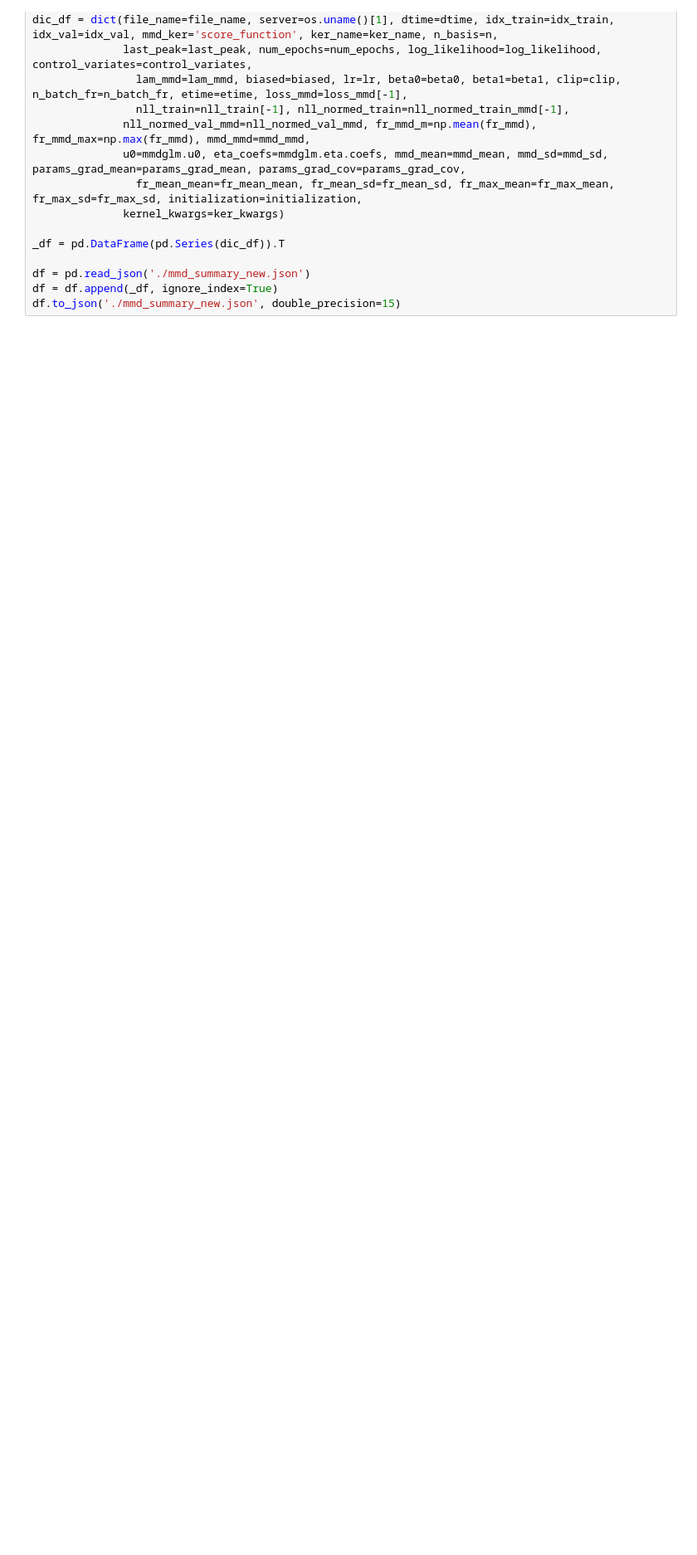
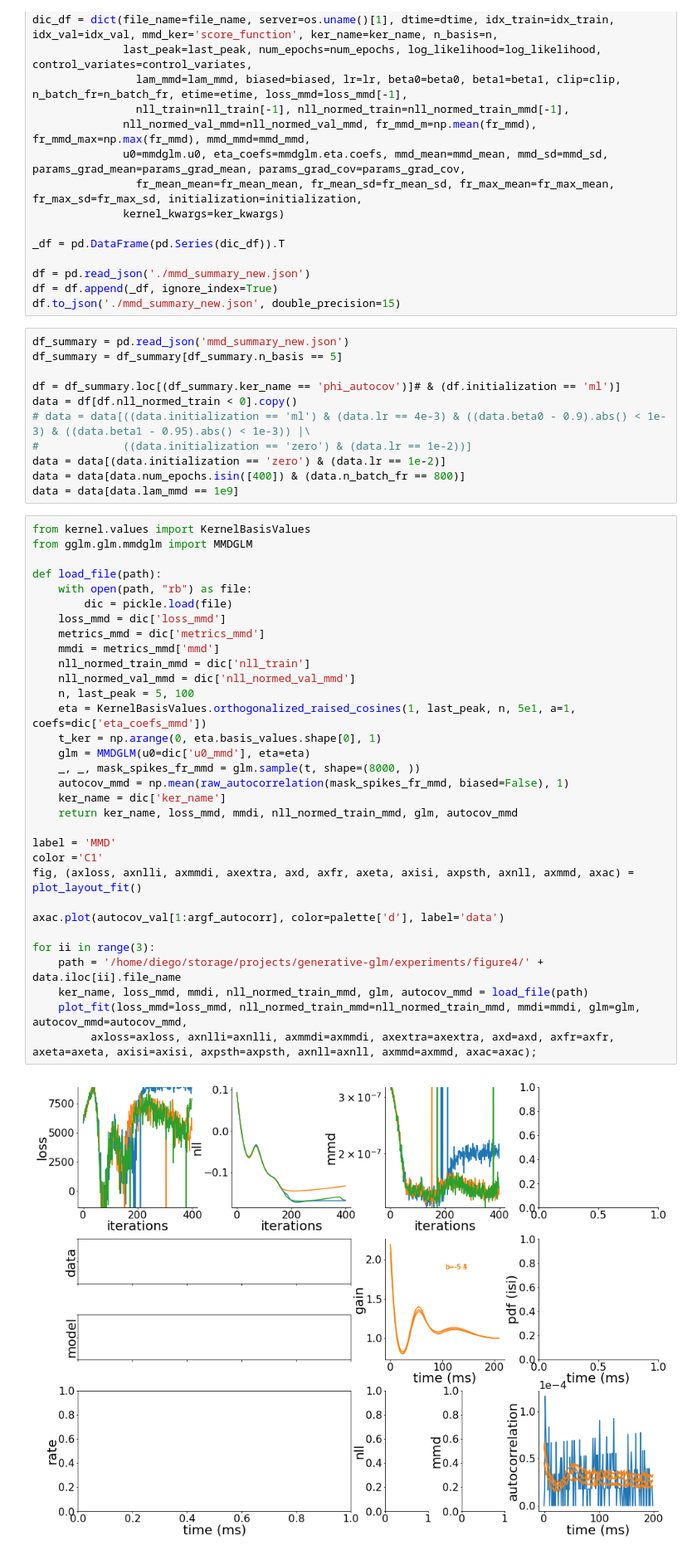
Before and after one commit to diegoarri91/mmd-glm, a Jupyter notebook: experiments/figure4/huk_mmd.ipynb, the cells around one changed output. Shown at 83% size. Cells and saved outputs as stored; diff of their text form; blank space fills up the shorter version.

```diff
--- a/experiments/figure4/huk_mmd.ipynb
+++ b/experiments/figure4/huk_mmd.ipynb
@@ -346,3 +348,48 @@ _df = pd.DataFrame(pd.Series(dic_df)).T
 df = pd.read_json('./mmd_summary_new.json')
 df = df.append(_df, ignore_index=True)
 df.to_json('./mmd_summary_new.json', double_precision=15)
+# %%
+df_summary = pd.read_json('mmd_summary_new.json')
+df_summary = df_summary[df_summary.n_basis == 5]
+
+df = df_summary.loc[(df_summary.ker_name == 'phi_autocov')]# & (df.initialization == 'ml')]
+data = df[df.nll_normed_train < 0].copy()
+# data = data[((data.initialization == 'ml') & (data.lr == 4e-3) & ((data.beta0 - 0.9).abs() < 1e-3) & ((data.beta1 - 0.95).abs() < 1e-3)) |\
+#             ((data.initialization == 'zero') & (data.lr == 1e-2))]
+data = data[(data.initialization == 'zero') & (data.lr == 1e-2)]
+data = data[data.num_epochs.isin([400]) & (data.n_batch_fr == 800)]
+data = data[data.lam_mmd == 1e9]
+# %%
+from kernel.values import KernelBasisValues
+from gglm.glm.mmdglm import MMDGLM
+
+def load_file(path):
+    with open(path, "rb") as file:
+        dic = pickle.load(file)
+    loss_mmd = dic['loss_mmd']
+    metrics_mmd = dic['metrics_mmd']
+    mmdi = metrics_mmd['mmd']
+    nll_normed_train_mmd = dic['nll_train']
+    nll_normed_val_mmd = dic['nll_normed_val_mmd']
+    n, last_peak = 5, 100
+    eta = KernelBasisValues.orthogonalized_raised_cosines(1, last_peak, n, 5e1, a=1, coefs=dic['eta_coefs_mmd'])
+    t_ker = np.arange(0, eta.basis_values.shape[0], 1)
+    glm = MMDGLM(u0=dic['u0_mmd'], eta=eta)
+    _, _, mask_spikes_fr_mmd = glm.sample(t, shape=(8000, ))
+    autocov_mmd = np.mean(raw_autocorrelation(mask_spikes_fr_mmd, biased=False), 1)
+    ker_name = dic['ker_name']
+    return ker_name, loss_mmd, mmdi, nll_normed_train_mmd, glm, autocov_mmd
+
+label = 'MMD'
+color ='C1'
+fig, (axloss, axnlli, axmmdi, axextra, axd, axfr, axeta, axisi, axpsth, axnll, axmmd, axac) = plot_layout_fit()
+
+axac.plot(autocov_val[1:argf_autocorr], color=palette['d'], label='data')
+
+for ii in range(3):
+    path = '/home/diego/storage/projects/generative-glm/experiments/figure4/' + data.iloc[ii].file_name
+    ker_name, loss_mmd, mmdi, nll_normed_train_mmd, glm, autocov_mmd = load_file(path)
+    plot_fit(loss_mmd=loss_mmd, nll_normed_train_mmd=nll_normed_train_mmd, mmdi=mmdi, glm=glm, autocov_mmd=autocov_mmd,
+         axloss=axloss, axnlli=axnlli, axmmdi=axmmdi, axextra=axextra, axd=axd, axfr=axfr, axeta=axeta, axisi=axisi, axpsth=axpsth, axnll=axnll, axmmd=axmmd, axac=axac);
+# %% [output]
+[figure, added]
```
Also changed, not shown: parts of 7 cells of this notebook, 2 other files.
